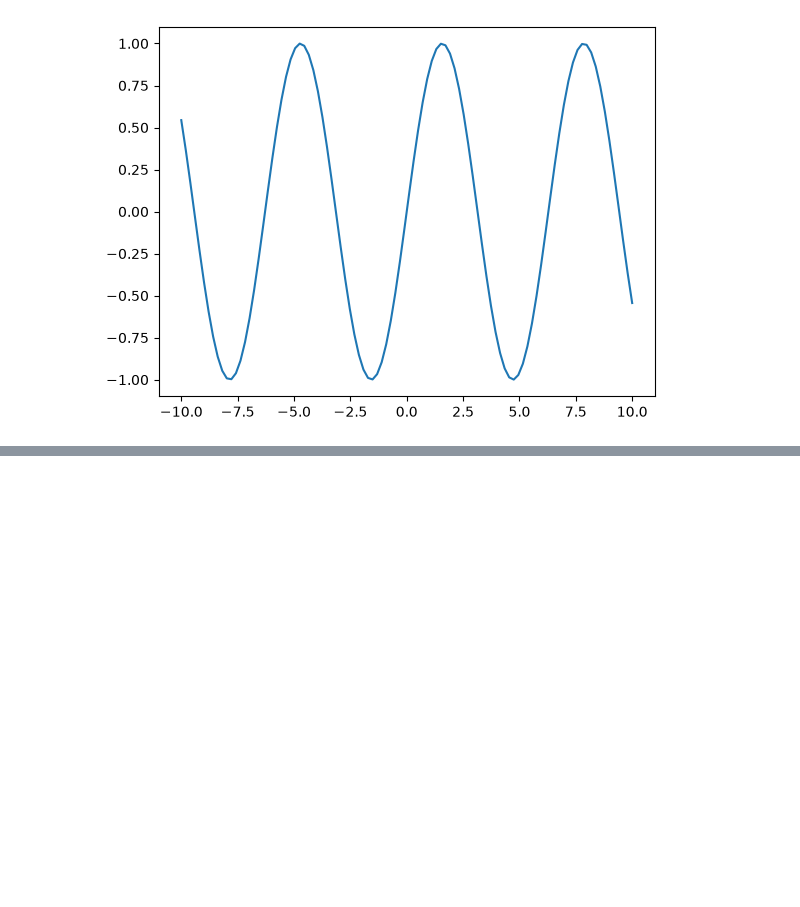
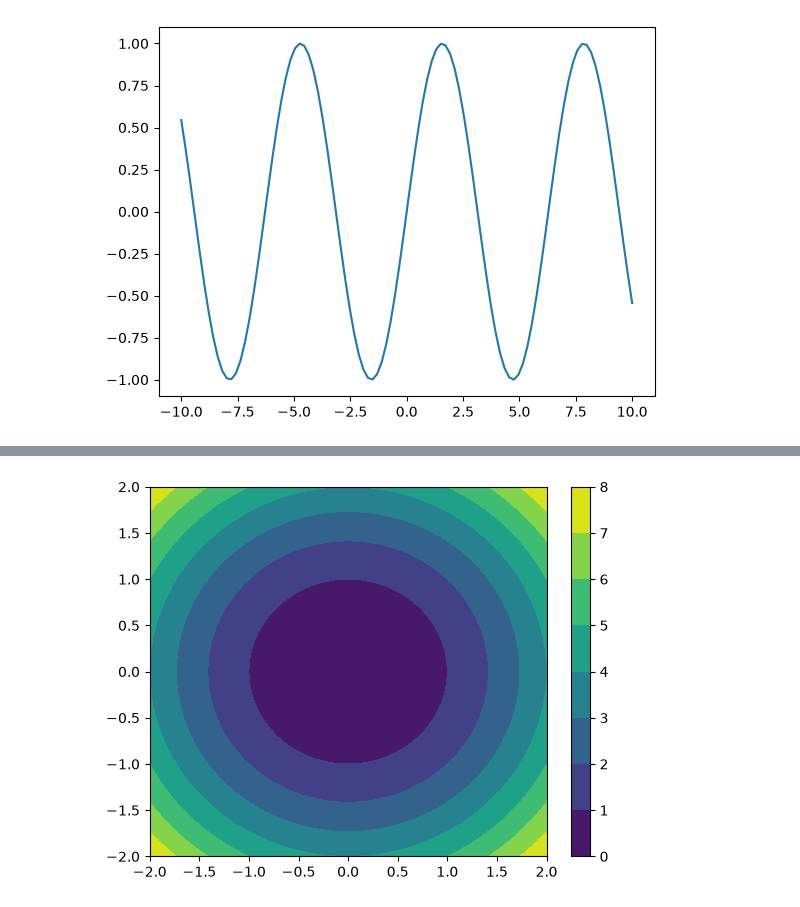
Before and after one commit to abhaykushwahaak/DATA_ANALYTICS, a Jupyter notebook: 2_PYTHON_NUMPY/2.3_NUMPY.ipynb, the cells around one changed output, grey strips where cells are left out. Saved outputs shown, nothing was run; the diff lists cells and outputs as text; code cells hidden in the pictures; blank space fills up the shorter version.

```diff
--- a/2_PYTHON_NUMPY/2.3_NUMPY.ipynb
+++ b/2_PYTHON_NUMPY/2.3_NUMPY.ipynb
@@ -292,0 +324,17 @@ plt.plot(x,y)
+# %%
+import matplotlib.pyplot as plt
+
+# Create grid points
+x = np.linspace(-2, 2, 100)
+y = np.linspace(-2, 2, 100)
+X, Y = np.meshgrid(x, y)
+
+# Calculate a function Z = X^2 + Y^2 for every single point on the grid
+Z = X**2 + Y**2
+
+# Plot it
+plt.contourf(X, Y, Z)
+plt.colorbar()
+plt.show()
+# %% [output]
+[figure, added]
```
Also changed, not shown: parts of 3 cells of this notebook, 1 other file.
